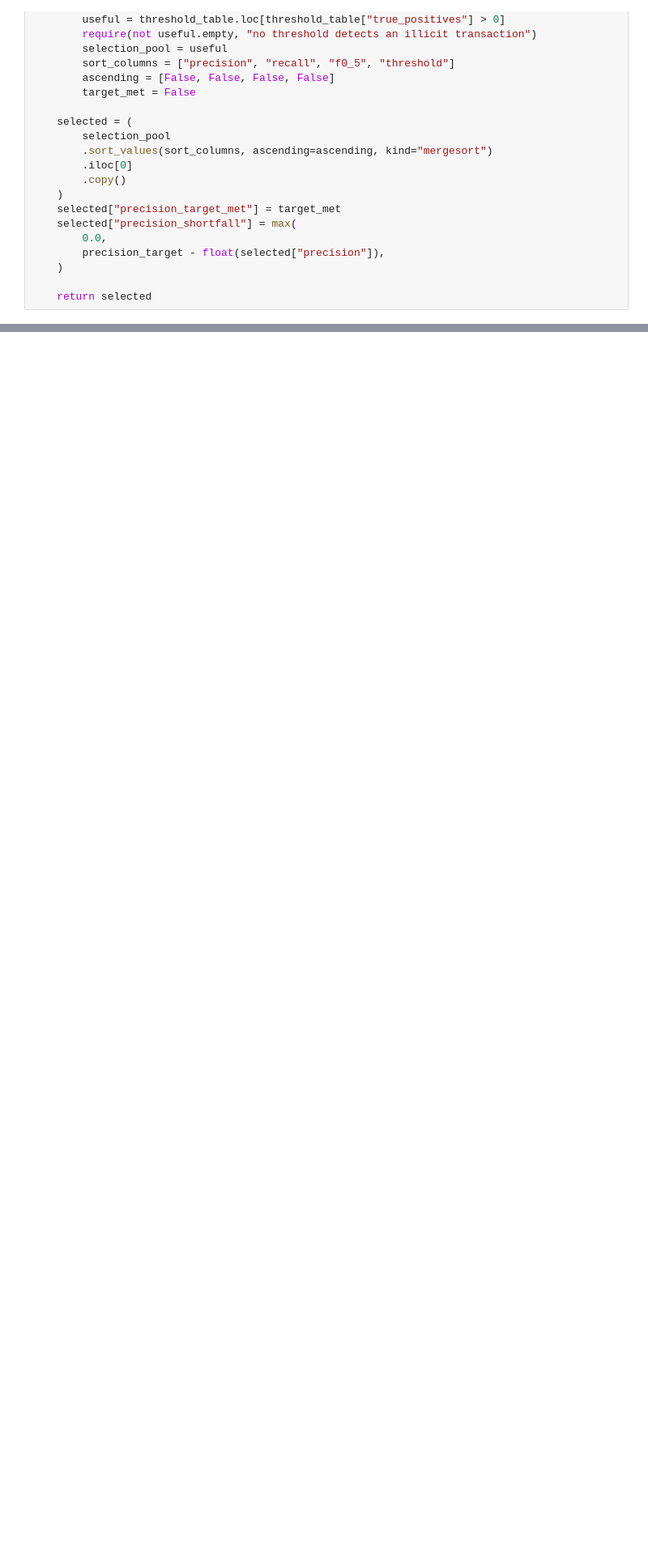
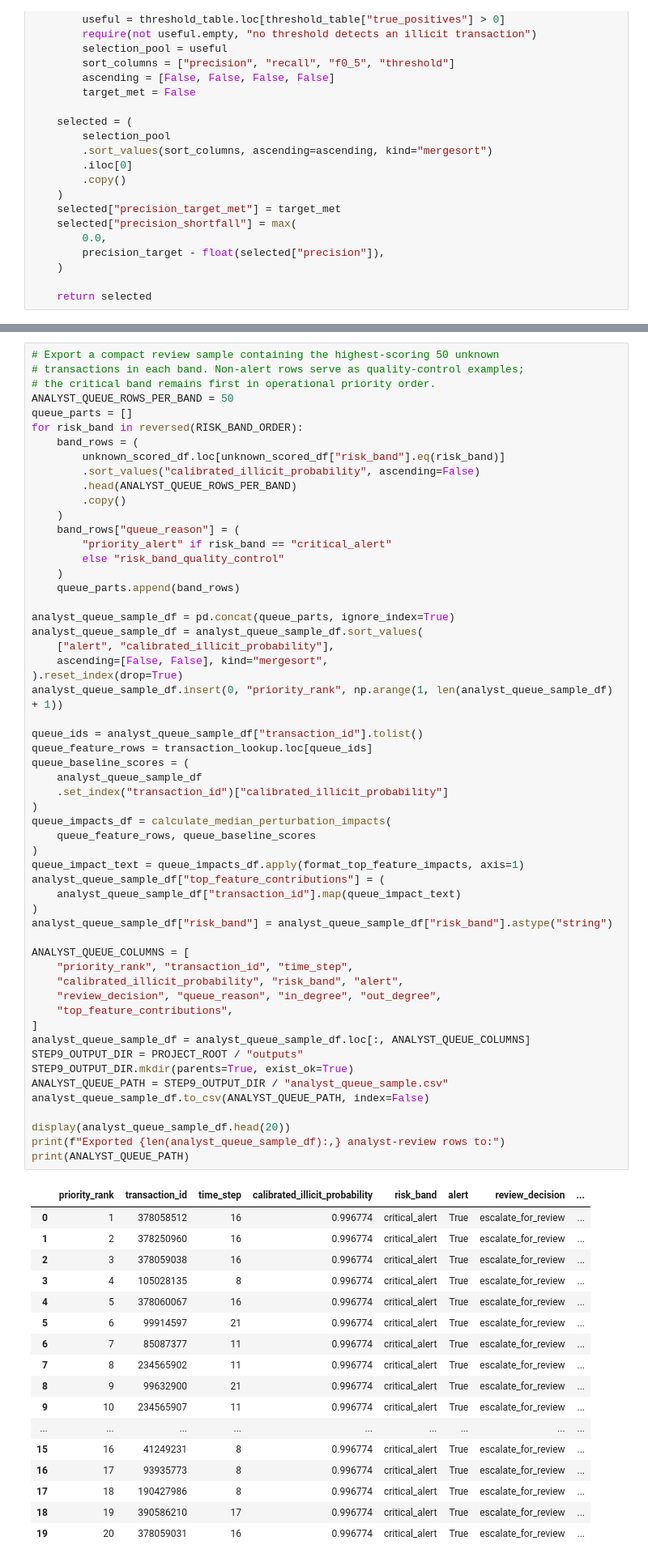
Before and after one commit to afrazahmad-hub/crypto-AML-transaction-monitoring, a Jupyter notebook: notebooks/main.ipynb, the cells around one changed output, grey strips where cells are left out. Shown at 81% size. Drawn from its saved outputs; the diff is of its cells as text; blank space fills up the shorter version.

```diff
--- a/notebooks/main.ipynb
+++ b/notebooks/main.ipynb
@@ -3781,0 +4490,74 @@ plt.show()
+# %%
+# Export a compact review sample containing the highest-scoring 50 unknown
+# transactions in each band. Non-alert rows serve as quality-control examples;
+# the critical band remains first in operational priority order.
+ANALYST_QUEUE_ROWS_PER_BAND = 50
+queue_parts = []
+for risk_band in reversed(RISK_BAND_ORDER):
+    band_rows = (
+        unknown_scored_df.loc[unknown_scored_df["risk_band"].eq(risk_band)]
+        .sort_values("calibrated_illicit_probability", ascending=False)
+        .head(ANALYST_QUEUE_ROWS_PER_BAND)
+        .copy()
+    )
+    band_rows["queue_reason"] = (
+        "priority_alert" if risk_band == "critical_alert"
+        else "risk_band_quality_control"
+    )
+    queue_parts.append(band_rows)
+
+analyst_queue_sample_df = pd.concat(queue_parts, ignore_index=True)
+analyst_queue_sample_df = analyst_queue_sample_df.sort_values(
+    ["alert", "calibrated_illicit_probability"],
+    ascending=[False, False], kind="mergesort",
+).reset_index(drop=True)
+analyst_queue_sample_df.insert(0, "priority_rank", np.arange(1, len(analyst_queue_sample_df) + 1))
+
+queue_ids = analyst_queue_sample_df["transaction_id"].tolist()
+queue_feature_rows = transaction_lookup.loc[queue_ids]
+queue_baseline_scores = (
+    analyst_queue_sample_df
+    .set_index("transaction_id")["calibrated_illicit_probability"]
+)
+queue_impacts_df = calculate_median_perturbation_impacts(
+    queue_feature_rows, queue_baseline_scores
+)
+queue_impact_text = queue_impacts_df.apply(format_top_feature_impacts, axis=1)
+analyst_queue_sample_df["top_feature_contributions"] = (
+    analyst_queue_sample_df["transaction_id"].map(queue_impact_text)
+)
+analyst_queue_sample_df["risk_band"] = analyst_queue_sample_df["risk_band"].astype("string")
+
+ANALYST_QUEUE_COLUMNS = [
+    "priority_rank", "transaction_id", "time_step",
+    "calibrated_illicit_probability", "risk_band", "alert",
+    "review_decision", "queue_reason", "in_degree", "out_degree",
+    "top_feature_contributions",
+]
+analyst_queue_sample_df = analyst_queue_sample_df.loc[:, ANALYST_QUEUE_COLUMNS]
+STEP9_OUTPUT_DIR = PROJECT_ROOT / "outputs"
+STEP9_OUTPUT_DIR.mkdir(parents=True, exist_ok=True)
+ANALYST_QUEUE_PATH = STEP9_OUTPUT_DIR / "analyst_queue_sample.csv"
+analyst_queue_sample_df.to_csv(ANALYST_QUEUE_PATH, index=False)
+
+display(analyst_queue_sample_df.head(20))
+print(f"Exported {len(analyst_queue_sample_df):,} analyst-review rows to:")
+print(ANALYST_QUEUE_PATH)
+# %% [output]
+|  | priority_rank | transaction_id | time_step | calibrated_illicit_probability | risk_band | alert | review_decision | ... |
+| 0 | 1 | 378058512 | 16 | 0.996774 | critical_alert | True | escalate_for_review | ... |
+| 1 | 2 | 378250960 | 16 | 0.996774 | critical_alert | True | escalate_for_review | ... |
+| 2 | 3 | 378059038 | 16 | 0.996774 | critical_alert | True | escalate_for_review | ... |
+| 3 | 4 | 105028135 | 8 | 0.996774 | critical_alert | True | escalate_for_review | ... |
+| 4 | 5 | 378060067 | 16 | 0.996774 | critical_alert | True | escalate_for_review | ... |
+| 5 | 6 | 99914597 | 21 | 0.996774 | critical_alert | True | escalate_for_review | ... |
+| 6 | 7 | 85087377 | 11 | 0.996774 | critical_alert | True | escalate_for_review | ... |
+| 7 | 8 | 234565902 | 11 | 0.996774 | critical_alert | True | escalate_for_review | ... |
+| 8 | 9 | 99632900 | 21 | 0.996774 | critical_alert | True | escalate_for_review | ... |
+| 9 | 10 | 234565907 | 11 | 0.996774 | critical_alert | True | escalate_for_review | ... |
+| ... | ... | ... | ... | ... | ... | ... | ... | ... |
+| 15 | 16 | 41249231 | 8 | 0.996774 | critical_alert | True | escalate_for_review | ... |
+| 16 | 17 | 93935773 | 8 | 0.996774 | critical_alert | True | escalate_for_review | ... |
+| 17 | 18 | 190427986 | 8 | 0.996774 | critical_alert | True | escalate_for_review | ... |
+| 18 | 19 | 390586210 | 17 | 0.996774 | critical_alert | True | escalate_for_review | ... |
+| 19 | 20 | 378059031 | 16 | 0.996774 | critical_alert | True | escalate_for_review | ... |
```
Also changed, not shown: parts of 31 cells of this notebook, 12 other files.
